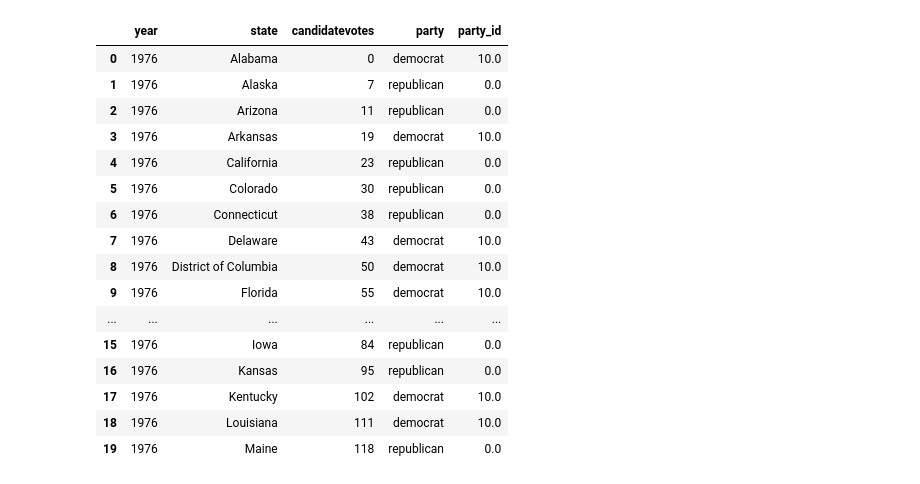
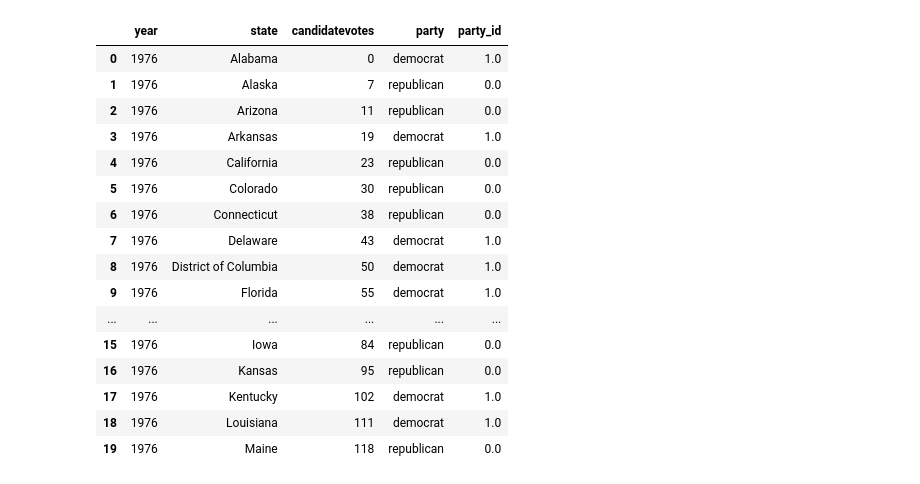
Before and after one commit to ta-data-mexpt/project-dataviz, a Jupyter notebook: main.ipynb, the cells around one changed output. Drawn from its saved outputs; the diff is of its cells as text; code cells hidden in the pictures.

```diff
--- a/main.ipynb
+++ b/main.ipynb
@@ -26,29 +24,30 @@ winner['party'].unique()
 # %%
 # retrieve corresponding id for candidate with max votes by year and state
 winner = df[['year','state','candidatevotes']].groupby(['year','state'], as_index = False).agg({'candidatevotes':'idxmax'})
 
 # add column for corresponding party for max votes for candidate
 winner['party'] = [df.loc[id,'party'] for id in winner['candidatevotes']]
 
-winner['party_id'] = winner['party'].map({'democrat': 10.0, 'republican': 0.0})
+winner['state'] = winner['state'].map(str.strip)
+winner['party_id'] = winner['party'].map({'democrat': 1.0, 'republican': 0.0})
 winner.head(20)
 # %% [output]
 |  | year | state | candidatevotes | party | party_id |
-| 0 | 1976 | Alabama | 0 | democrat | 10.0 |
+| 0 | 1976 | Alabama | 0 | democrat | 1.0 |
 | 1 | 1976 | Alaska | 7 | republican | 0.0 |
 | 2 | 1976 | Arizona | 11 | republican | 0.0 |
-| 3 | 1976 | Arkansas | 19 | democrat | 10.0 |
+| 3 | 1976 | Arkansas | 19 | democrat | 1.0 |
 | 4 | 1976 | California | 23 | republican | 0.0 |
 | 5 | 1976 | Colorado | 30 | republican | 0.0 |
 | 6 | 1976 | Connecticut | 38 | republican | 0.0 |
-| 7 | 1976 | Delaware | 43 | democrat | 10.0 |
-| 8 | 1976 | District of Columbia | 50 | democrat | 10.0 |
-| 9 | 1976 | Florida | 55 | democrat | 10.0 |
+| 7 | 1976 | Delaware | 43 | democrat | 1.0 |
+| 8 | 1976 | District of Columbia | 50 | democrat | 1.0 |
+| 9 | 1976 | Florida | 55 | democrat | 1.0 |
 | ... | ... | ... | ... | ... | ... |
 | 15 | 1976 | Iowa | 84 | republican | 0.0 |
 | 16 | 1976 | Kansas | 95 | republican | 0.0 |
-| 17 | 1976 | Kentucky | 102 | democrat | 10.0 |
-| 18 | 1976 | Louisiana | 111 | democrat | 10.0 |
+| 17 | 1976 | Kentucky | 102 | democrat | 1.0 |
+| 18 | 1976 | Louisiana | 111 | democrat | 1.0 |
 | 19 | 1976 | Maine | 118 | republican | 0.0 |
 # %%
 # https://python-visualization.github.io/folium/quickstart.html
```
Also changed, not shown: parts of 6 cells of this notebook, 2 other files.
